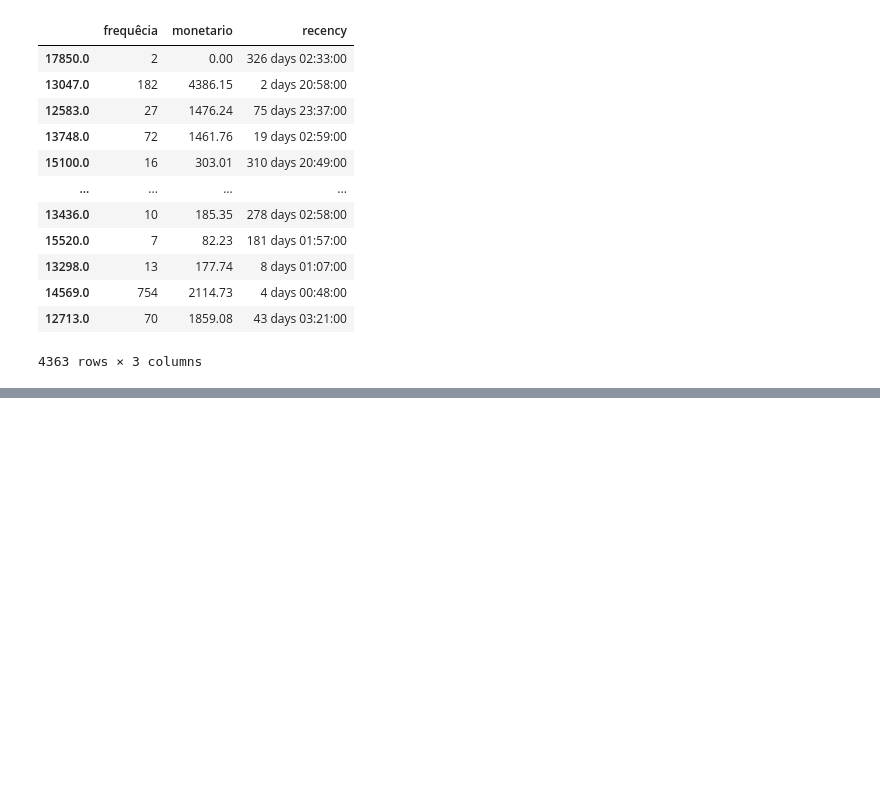
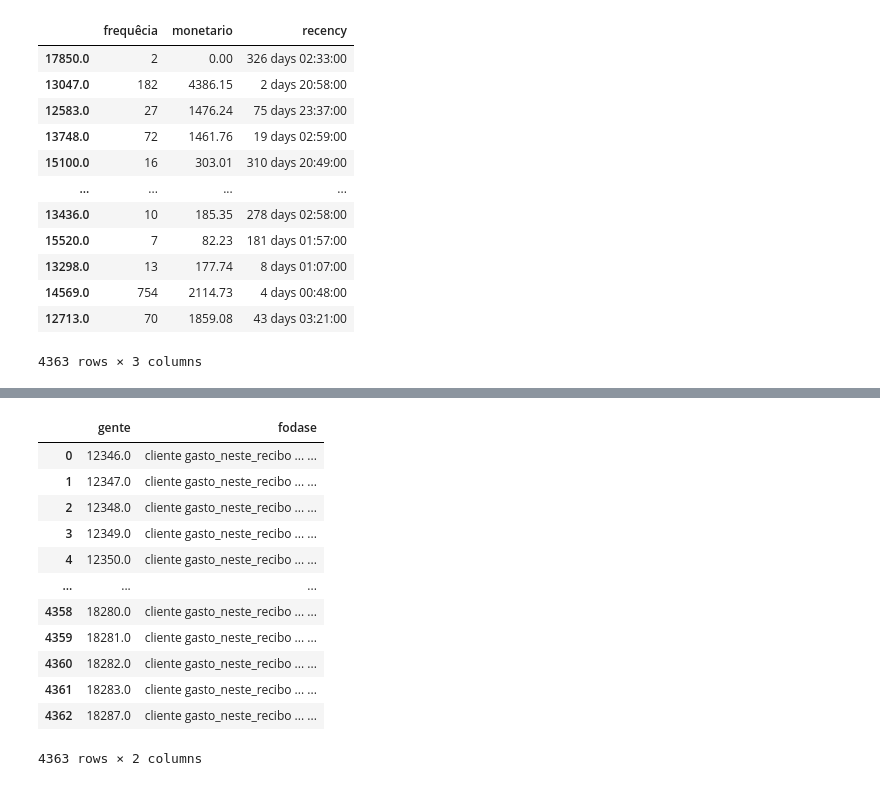
Before and after one commit to vinybrasil/CiDAMO, a Jupyter notebook: projeto_relmo/customers/3_apresentacao_recibossemlixo.ipynb, the cells around one changed output, grey strips where cells are left out. Drawn from its saved outputs; the diff is of its cells as text; code cells hidden in the pictures; blank space fills up the shorter version.

```diff
--- a/projeto_relmo/customers/3_apresentacao_recibossemlixo.ipynb
+++ b/projeto_relmo/customers/3_apresentacao_recibossemlixo.ipynb
@@ -433,0 +448,18 @@ df.to_csv("/content/drive/My Drive/projeto_relmo/customers.csv")
+# %%
+a = df_cliente_recibos.groupby('cliente')
+df = pd.DataFrame(a, columns=('gente', 'fodase'))
+df
+# %% [output]
+|  | gente | fodase |
+| 0 | 12346.0 | cliente gasto_neste_recibo ... ... |
+| 1 | 12347.0 | cliente gasto_neste_recibo ... ... |
+| 2 | 12348.0 | cliente gasto_neste_recibo ... ... |
+| 3 | 12349.0 | cliente gasto_neste_recibo ... ... |
+| 4 | 12350.0 | cliente gasto_neste_recibo ... ... |
+| ... | ... | ... |
+| 4358 | 18280.0 | cliente gasto_neste_recibo ... ... |
+| 4359 | 18281.0 | cliente gasto_neste_recibo ... ... |
+| 4360 | 18282.0 | cliente gasto_neste_recibo ... ... |
+| 4361 | 18283.0 | cliente gasto_neste_recibo ... ... |
+| 4362 | 18287.0 | cliente gasto_neste_recibo ... ... |
+4363 rows × 2 columns
```
Also changed, not shown: parts of 4 cells of this notebook.
